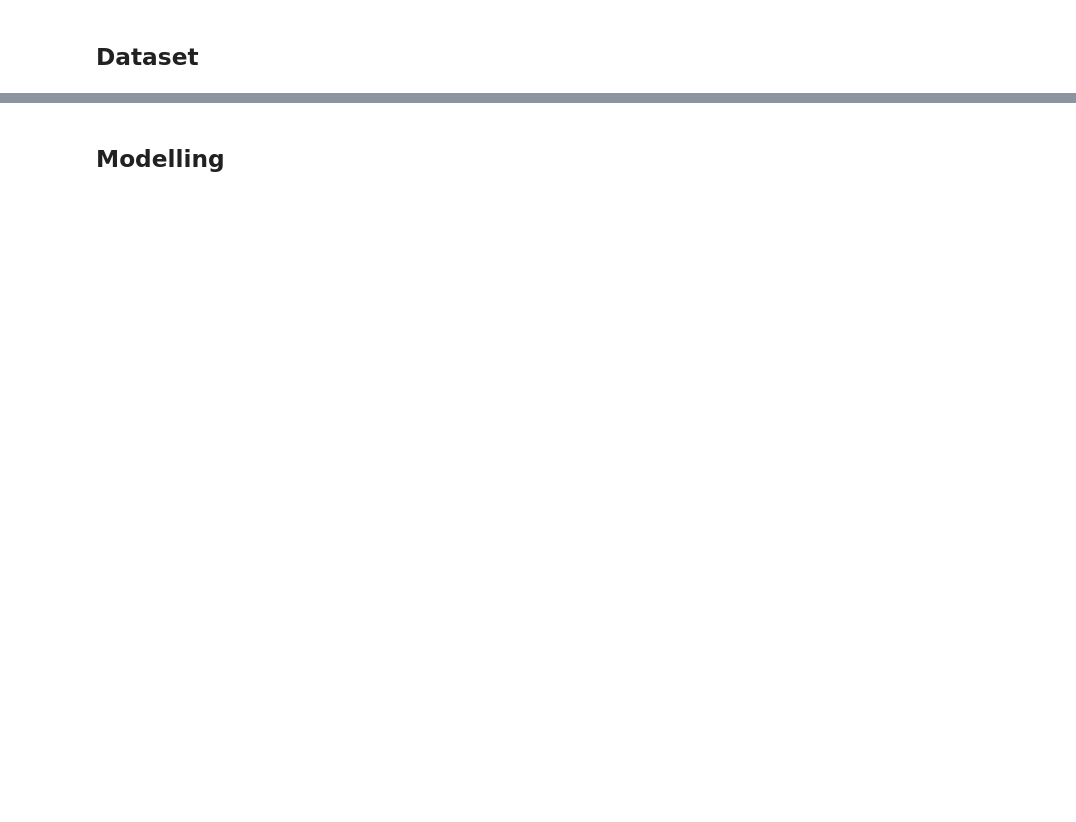
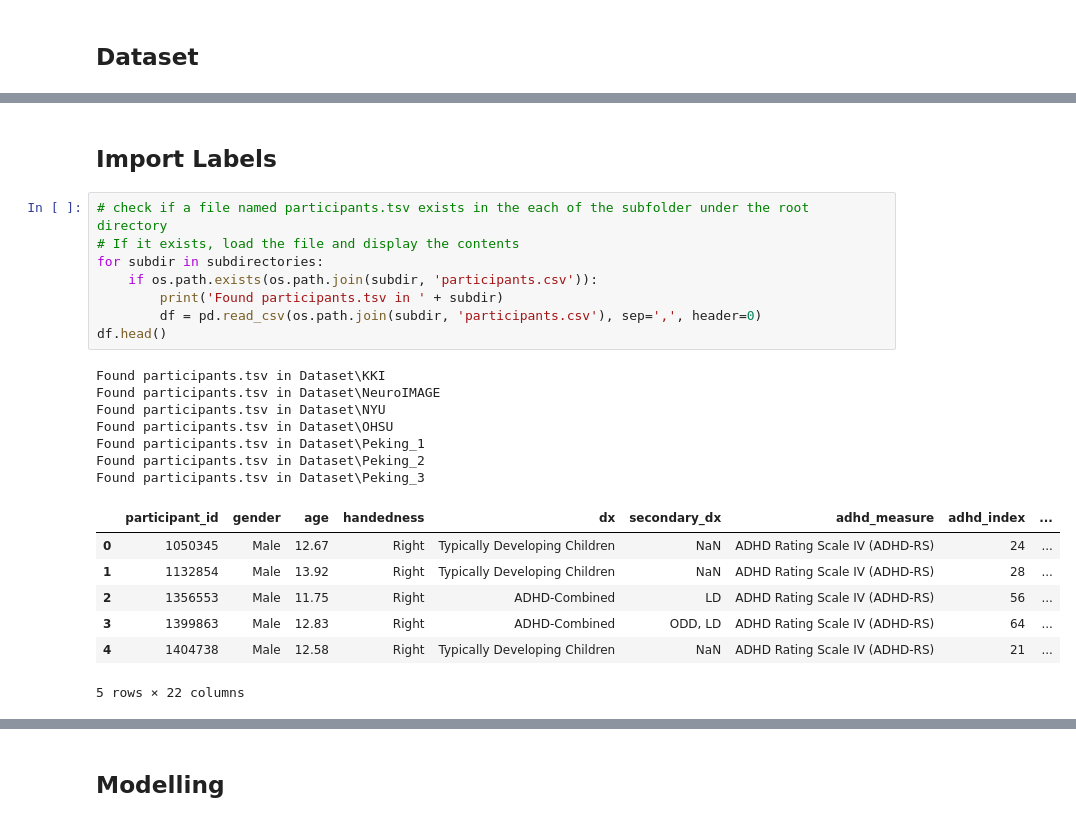
Before and after one commit to angelodelapaz/MLFinalProject, a Jupyter notebook: test.ipynb, the cells around one changed output, grey strips where cells are left out. Drawn from its saved outputs; the diff is of its cells as text; blank space fills up the shorter version.

```diff
--- a/test.ipynb
+++ b/test.ipynb
@@ -82,0 +99,25 @@ FileNotFoundError: [Errno 2] No such file or directory: 'Labels/Peking_3/sub-404
+# %% [markdown]
+## Import Labels
+# %%
+# check if a file named participants.tsv exists in the each of the subfolder under the root directory
+# If it exists, load the file and display the contents
+for subdir in subdirectories:
+    if os.path.exists(os.path.join(subdir, 'participants.csv')):
+        print('Found participants.tsv in ' + subdir)
+        df = pd.read_csv(os.path.join(subdir, 'participants.csv'), sep=',', header=0)
+df.head()
+# %% [output]
+Found participants.tsv in Dataset\KKI
+Found participants.tsv in Dataset\NeuroIMAGE
+Found participants.tsv in Dataset\NYU
+Found participants.tsv in Dataset\OHSU
+Found participants.tsv in Dataset\Peking_1
+Found participants.tsv in Dataset\Peking_2
+Found participants.tsv in Dataset\Peking_3
+|  | participant_id | gender | age | handedness | dx | secondary_dx | adhd_measure | adhd_index | ... |
+| 0 | 1050345 | Male | 12.67 | Right | Typically Developing Children | NaN | ADHD Rating Scale IV (ADHD-RS) | 24 | ... |
+| 1 | 1132854 | Male | 13.92 | Right | Typically Developing Children | NaN | ADHD Rating Scale IV (ADHD-RS) | 28 | ... |
+| 2 | 1356553 | Male | 11.75 | Right | ADHD-Combined | LD | ADHD Rating Scale IV (ADHD-RS) | 56 | ... |
+| 3 | 1399863 | Male | 12.83 | Right | ADHD-Combined | ODD, LD | ADHD Rating Scale IV (ADHD-RS) | 64 | ... |
+| 4 | 1404738 | Male | 12.58 | Right | Typically Developing Children | NaN | ADHD Rating Scale IV (ADHD-RS) | 21 | ... |
+5 rows × 22 columns
```
Also changed, not shown: parts of 13 cells of this notebook.
